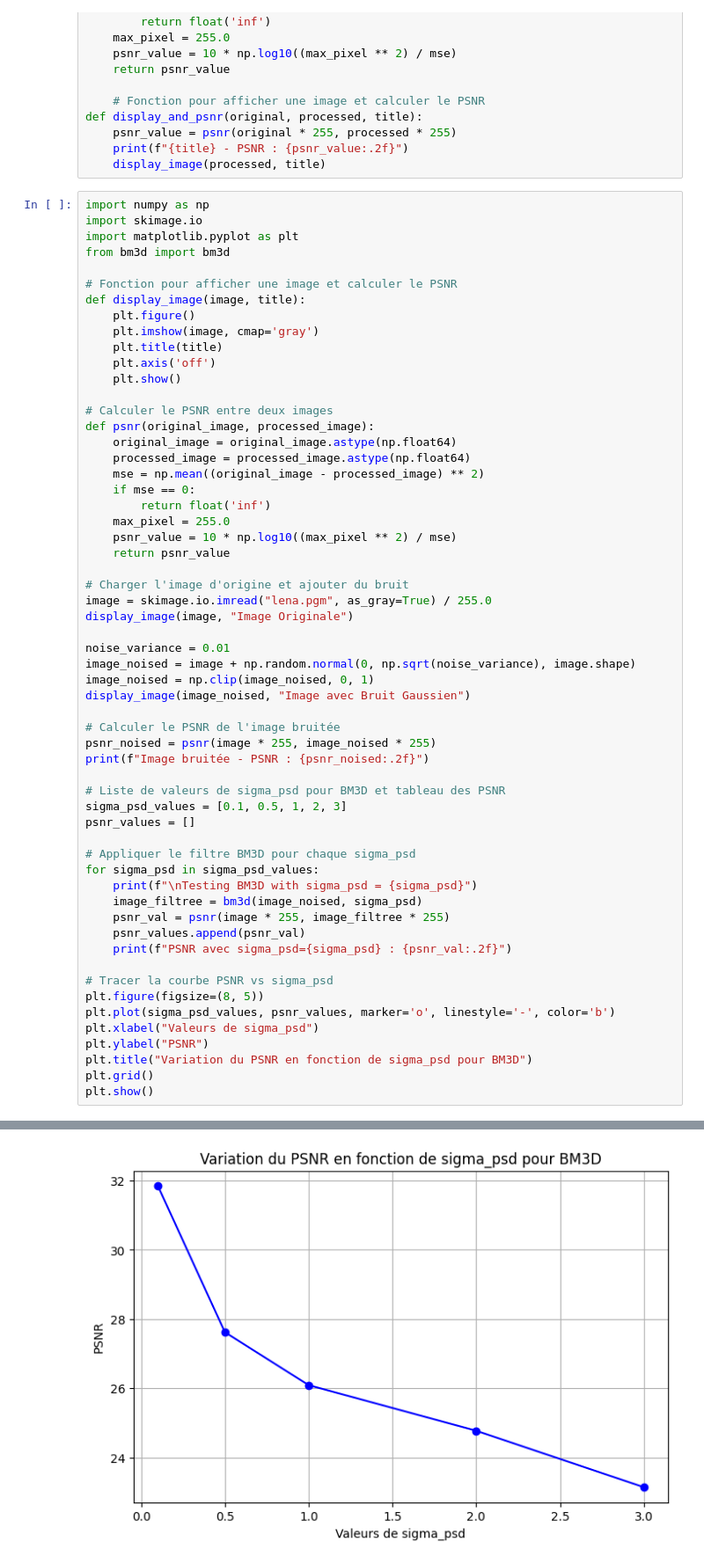
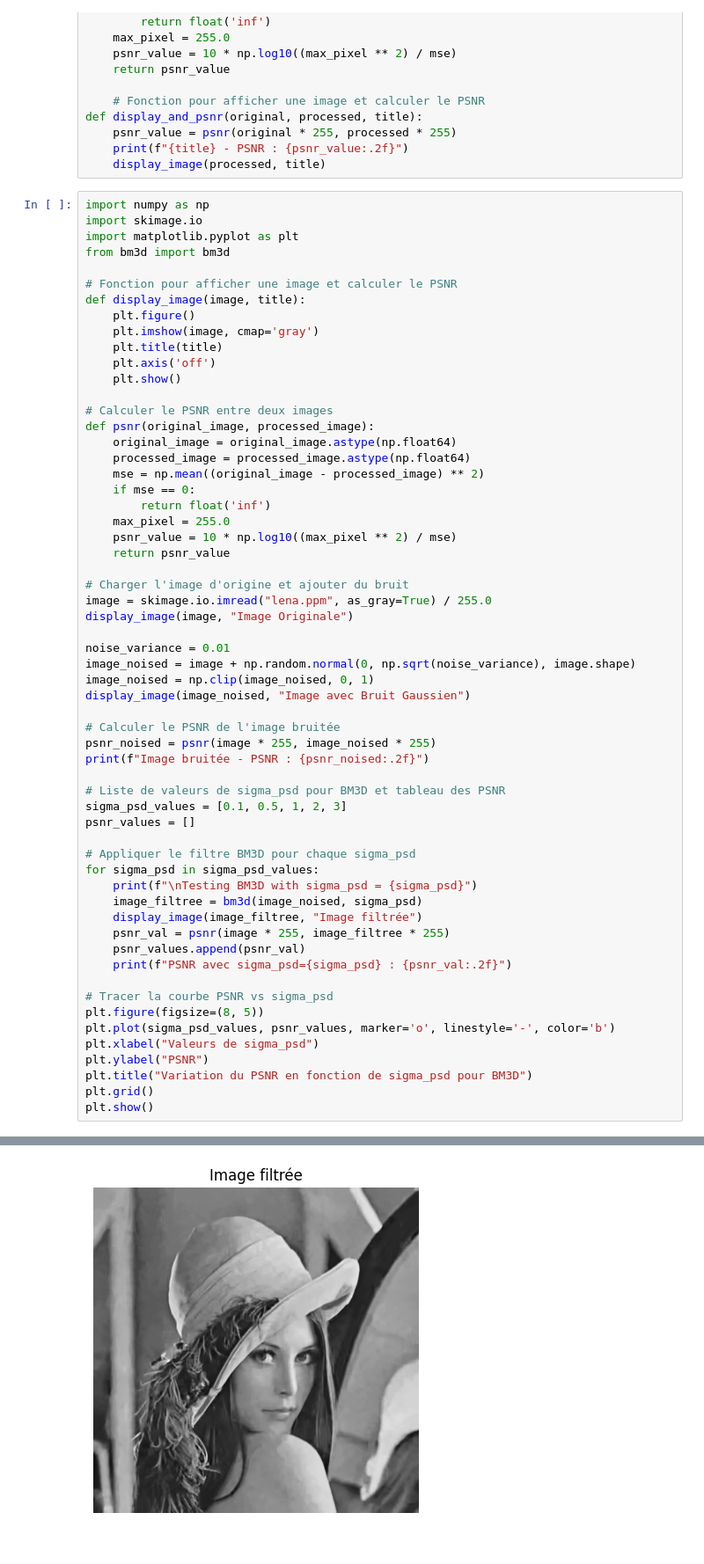
Before and after one commit to Adeper/Projet_Image, a Jupyter notebook: Code/BM3D/bm3d.ipynb, the cells around one changed output, grey strips where cells are left out. Shown at 88% size. Cells and saved outputs as stored; diff of their text form.

```diff
--- a/Code/BM3D/bm3d.ipynb
+++ b/Code/BM3D/bm3d.ipynb
@@ -72,7 +79,7 @@ def psnr(original_image, processed_image):
     return psnr_value
 
 # Charger l'image d'origine et ajouter du bruit
-image = skimage.io.imread("lena.pgm", as_gray=True) / 255.0
+image = skimage.io.imread("lena.ppm", as_gray=True) / 255.0
 display_image(image, "Image Originale")
 
 noise_variance = 0.01
@@ -92,6 +99,7 @@ psnr_values = []
 for sigma_psd in sigma_psd_values:
     print(f"\nTesting BM3D with sigma_psd = {sigma_psd}")
     image_filtree = bm3d(image_noised, sigma_psd)
+    display_image(image_filtree, "Image filtrée")
     psnr_val = psnr(image * 255, image_filtree * 255)
     psnr_values.append(psnr_val)
     print(f"PSNR avec sigma_psd={sigma_psd} : {psnr_val:.2f}")
@@ -126 +121 @@ PSNR avec sigma_psd=3 : 23.14
-[figure, old version]
+[figure, new version]
```
Also changed, not shown: parts of 2 cells of this notebook, 33 other files.
